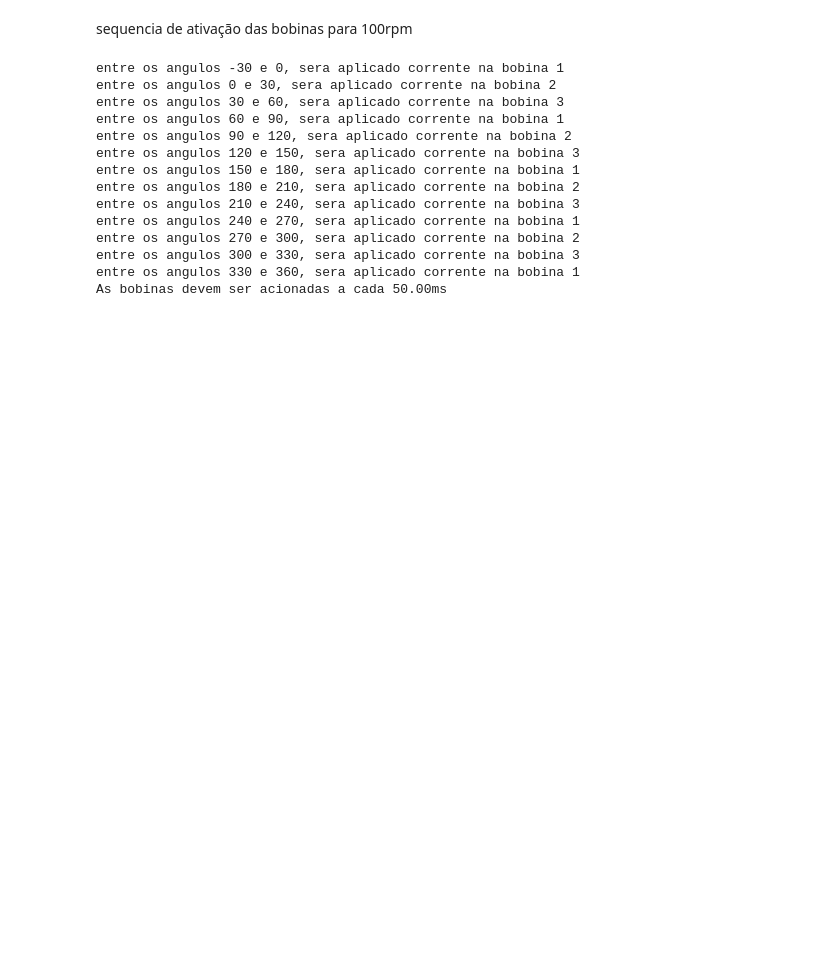
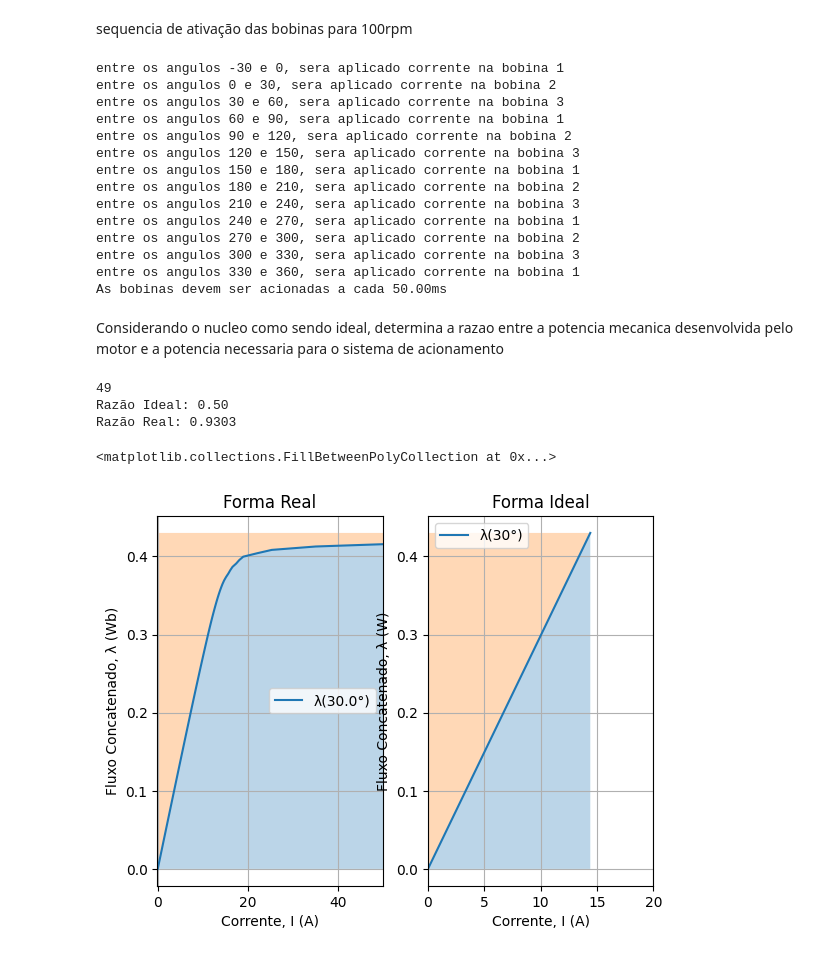
Before and after one commit to leoborgess/conversao-questao2, a Jupyter notebook: questao2.ipynb, the cells around one changed output. Drawn from its saved outputs; the diff is of its cells as text; code cells hidden in the pictures; blank space fills up the shorter version.

```diff
--- a/questao2.ipynb
+++ b/questao2.ipynb
@@ -193,3 +202,73 @@ entre os angulos 270 e 300, sera aplicado corrente na bobina 2
 entre os angulos 300 e 330, sera aplicado corrente na bobina 3
 entre os angulos 330 e 360, sera aplicado corrente na bobina 1
 As bobinas devem ser acionadas a cada 50.00ms
+# %% [markdown]
+Considerando o nucleo como sendo ideal, determina a razao entre a potencia
+mecanica desenvolvida pelo motor e a potencia necessaria para o sistema
+de acionamento
+# %%
+# Encontra o índice correspondente a 0 graus
+idx_zero = np.argmin(np.abs(angulos_torque - 0))
+
+print(idx_zero)
+
+# --- CASO IDEAL ---
+# No ideal, a teoria diz que W_mec = W_fld, logo a razão deve ser 0.5
+w_mec_id = CoEnergia_ideal[idx_zero]
+w_fld_id = Energia_ideal[idx_zero]
+razao_ideal = w_mec_id / (w_mec_id + w_fld_id)
+
+# --- CASO REAL ---
+# No real, a saturação aumenta a energia de campo e diminui a razão
+w_mec_re = CoEnergia_real[idx_zero]
+w_fld_re = Energia_real[idx_zero]
+razao_real = w_mec_re / (w_mec_re + w_fld_re)
+
+print(f"Razão Ideal: {razao_ideal:.2f}")
+print(f"Razão Real: {razao_real:.4f}")
+# %% [output]
+49
+Razão Ideal: 0.50
+Razão Real: 0.9303
+# %%
+#3 é o indice do angulo 0
+Area_proporcional = A_max/(A_util[3]) #proporcionalidade que deve ser mantida para que o fluxo entre o ar e o ferro seja igual
+for ponto in range(0, NumPontos):
+    B_fe[ponto] = (1.816/NumPontos) * ponto # divide a curva de 0 a 1.816T em NumPontos segmentos e encontra o valor no ponto da iteração
+    B_ar[ponto] = B_fe[ponto] * Area_proporcional # para menter o fluxo constante, a densidade do fluxo do ar aumenta de forma inversamente proporcional a area util
+    Fluxo_conc[ponto] = N * A_max * B_fe[ponto] # fluxo concatenado = N * A * B
+    I_real[ponto] = 1/N * ((B_ar[ponto]*2*g/mi) + H_real(B_fe[ponto])*l_ferro) # considerando o ferro e o entreferro
+    I_ideal[ponto] = 1/N * (B_ar[ponto]*2*g/mi) #considerando apenas o entreferro com u -> infinito
+
+plt.subplot(1,2,1)
+plt.plot(I_real, Fluxo_conc)
+plt.xlim([-0.1,50])
+plt.legend(["λ(30.0°)"], loc = "best", prop={'size':10})
+plt.xlabel('Corrente, I (A)')
+plt.ylabel('Fluxo Concatenado, λ (Wb)')
+plt.title('Forma Real')
+plt.grid(True)
+
+# Integral em dx
+plt.fill_between(I_real, 0, Fluxo_conc, alpha=0.3)
+
+# Integral em dy
+plt.fill_betweenx(Fluxo_conc, 0, I_real, alpha=0.3)
+
+plt.subplot(1,2,2)
+plt.plot(I_ideal, Fluxo_conc)
+plt.xlim([-0.01,20])
+plt.legend(["λ(30°)"], loc = "best", prop={'size':10})
+plt.grid(True)
+plt.xlabel('Corrente, I (A)')
+plt.ylabel('Fluxo Concatenado, λ (W)')
+plt.title('Forma Ideal')
+
+# Integral em dx
+plt.fill_between(I_ideal, 0, Fluxo_conc, alpha=0.3)
+
+# Integral em dy
+plt.fill_betweenx(Fluxo_conc, 0, I_ideal, alpha=0.3)
+# %% [output]
+<matplotlib.collections.FillBetweenPolyCollection at 0x...>
+[figure, added]
```
Also changed, not shown: parts of 4 cells of this notebook.
